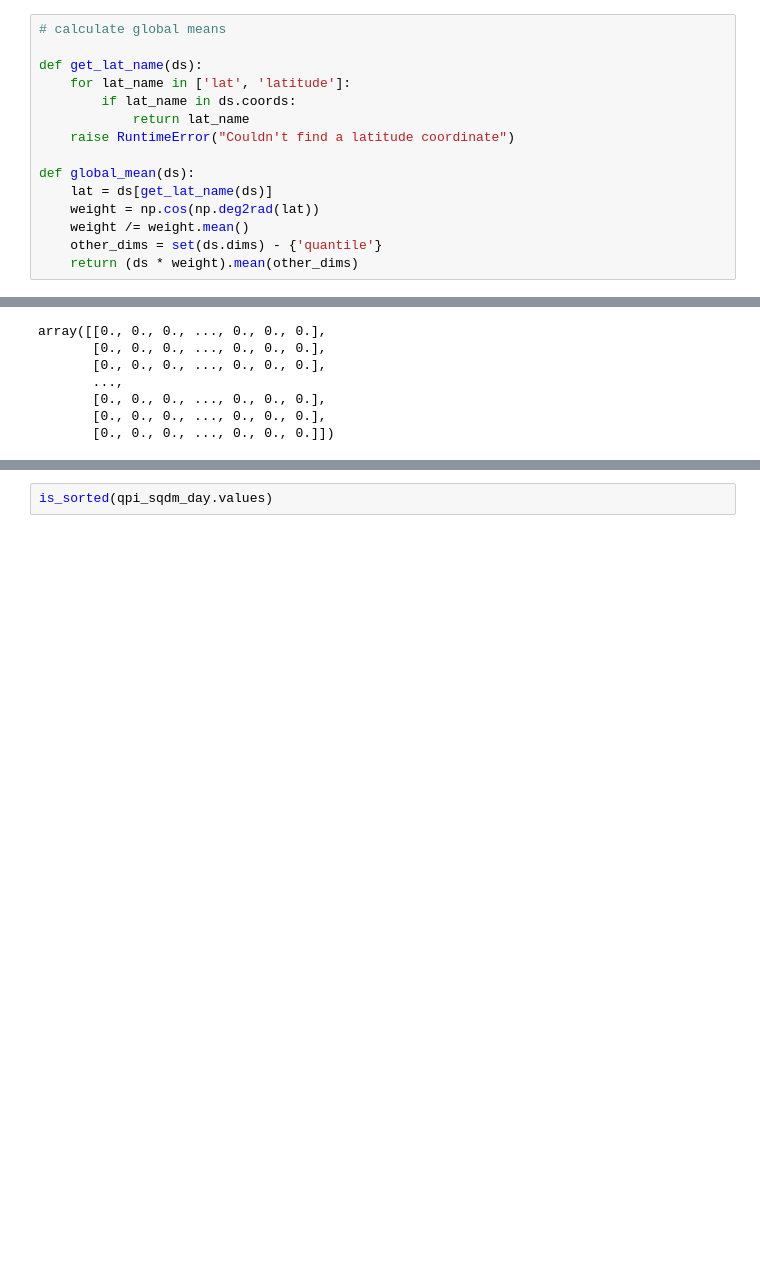
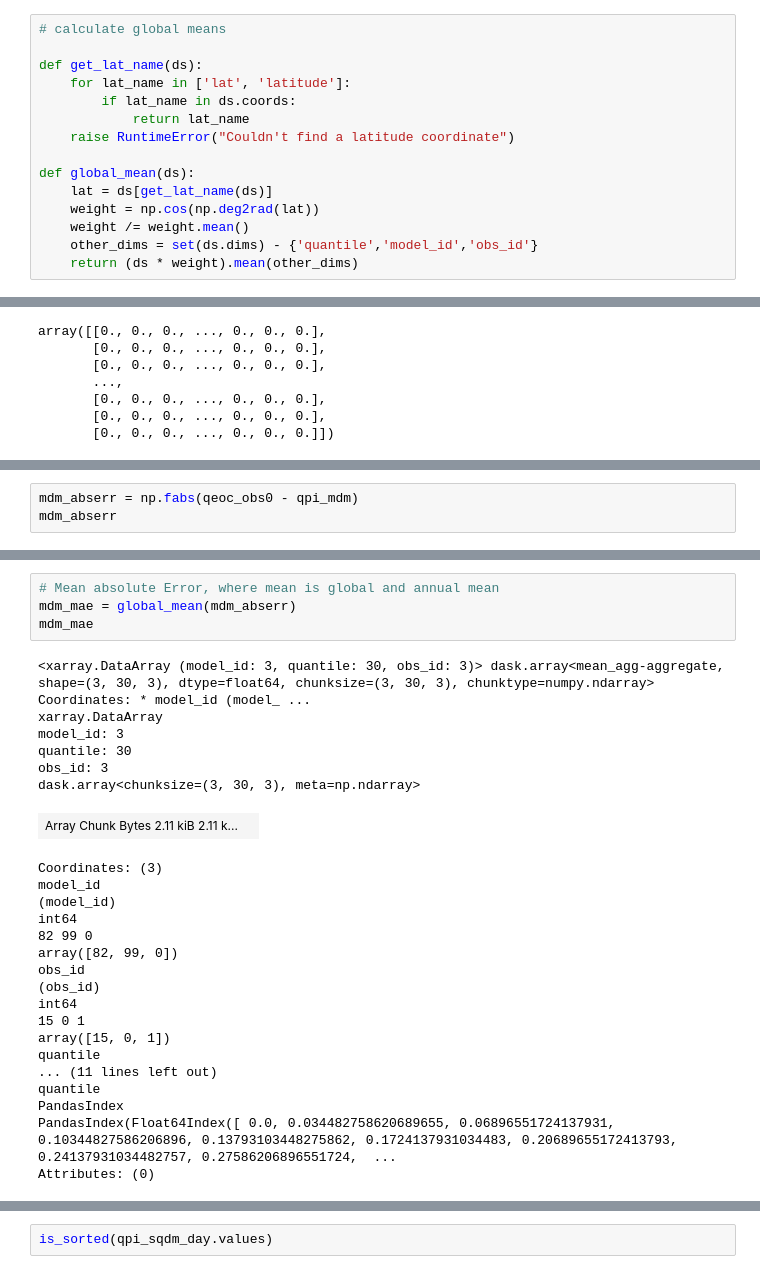
Before and after one commit to hrhampapura/moment_delta_mapping, a Jupyter notebook: lens_analysis/notebooks_final/Detrended/mdm_qdm.ipynb, the cells around one changed output, grey strips where cells are left out. Drawn from its saved outputs; the diff is of its cells as text; blank space fills up the shorter version.

```diff
--- a/lens_analysis/notebooks_final/Detrended/mdm_qdm.ipynb
+++ b/lens_analysis/notebooks_final/Detrended/mdm_qdm.ipynb
@@ -79,7 +79,7 @@ def global_mean(ds):
     lat = ds[get_lat_name(ds)]
     weight = np.cos(np.deg2rad(lat))
     weight /= weight.mean()
-    other_dims = set(ds.dims) - {'quantile'}
+    other_dims = set(ds.dims) - {'quantile','model_id','obs_id'}
     return (ds * weight).mean(other_dims)
 # %%
 def implement_mdm(ds_obs,init_mean,final_mean,init_std,final_std):
@@ -660,0 +668,3 @@ array([[0., 0., 0., ..., 0., 0., 0.],
+# %%
+mdm_abserr = np.fabs(qeoc_obs0 - qpi_mdm)
+mdm_abserr
@@ -660,0 +699,29 @@ array([[0., 0., 0., ..., 0., 0., 0.],
+# %%
+# Mean absolute Error, where mean is global and annual mean
+mdm_mae = global_mean(mdm_abserr)
+mdm_mae
+# %% [output]
+<xarray.DataArray (model_id: 3, quantile: 30, obs_id: 3)> dask.array<mean_agg-aggregate, shape=(3, 30, 3), dtype=float64, chunksize=(3, 30, 3), chunktype=numpy.ndarray> Coordinates: * model_id (model_ ...
+xarray.DataArray
+model_id: 3
+quantile: 30
+obs_id: 3
+dask.array<chunksize=(3, 30, 3), meta=np.ndarray>
+| Array Chunk Bytes 2.11 kiB 2.11 k... |  |
+Coordinates: (3)
+model_id
+(model_id)
+int64
+82 99 0
+array([82, 99, 0])
+obs_id
+(obs_id)
+int64
+15 0 1
+array([15, 0, 1])
+quantile
+... (11 lines left out)
+quantile
+PandasIndex
+PandasIndex(Float64Index([ 0.0, 0.034482758620689655, 0.06896551724137931, 0.10344827586206896, 0.13793103448275862, 0.1724137931034483, 0.20689655172413793, 0.24137931034482757, 0.27586206896551724,  ...
+Attributes: (0)
```
Also changed, not shown: parts of 10 cells of this notebook.
